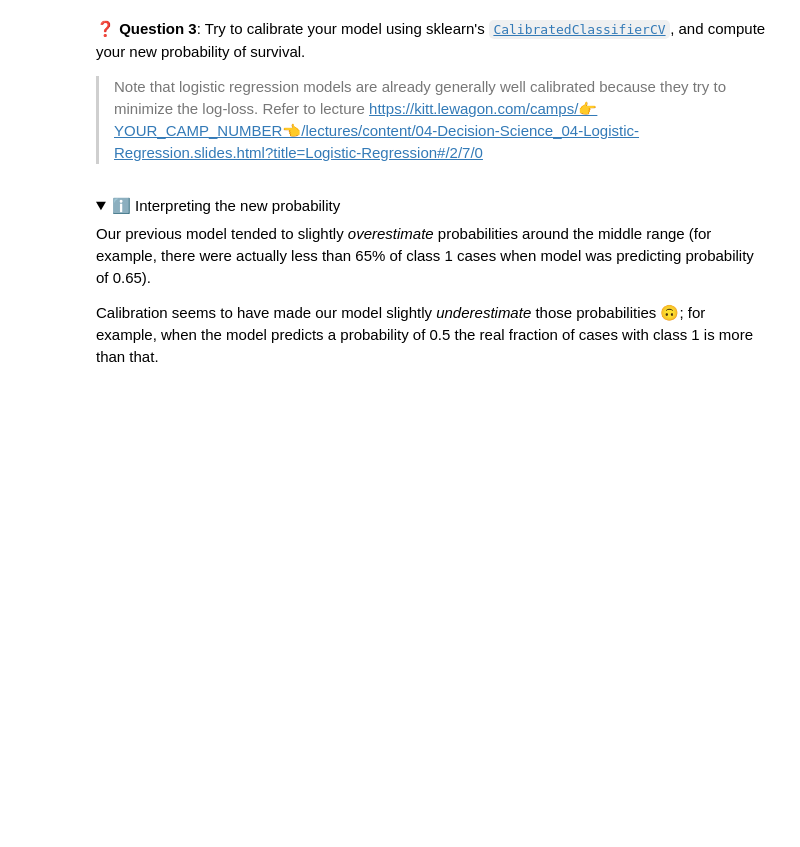
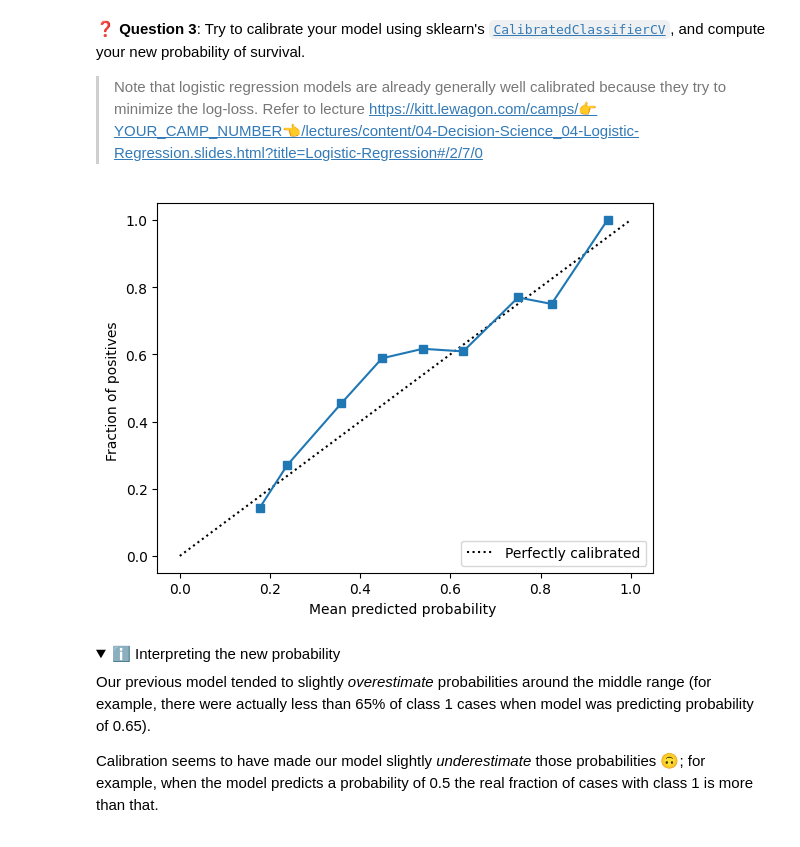
Before and after one commit to neural5torm/data-logistic-regression, a Jupyter notebook: Logistic_Regression.ipynb, the cells around one changed output. Saved outputs shown, nothing was run; the diff lists cells and outputs as text; code cells hidden in the pictures; folded sections open; blank space fills up the shorter version.

```diff
--- a/Logistic_Regression.ipynb
+++ b/Logistic_Regression.ipynb
@@ -288,3 +297,15 @@ But from our calibration curves we can notice, that when the model predicts 0.65
+# %%
+calibrated = CalibratedClassifierCV(trained, cv=5)
+calibrated.fit(X=X_train, y=y_train)
+y_prob_cal = calibrated.predict_proba(X_test)[:,1]
+
+# Print calibration curve on the test set
+prob_true, prob_pred = calibration_curve(y_test, y_prob_cal, n_bins=10)
+disp_cal = CalibrationDisplay(prob_true, prob_pred, y_prob_cal)
+disp_cal.plot()
+plt.show()
+# %% [output]
+[figure, added]
 # %% [markdown]
 <details>
     <summary markdown='span'>ℹ️ Interpreting the new probability</summary>
```
Also changed, not shown: parts of 5 cells of this notebook.
